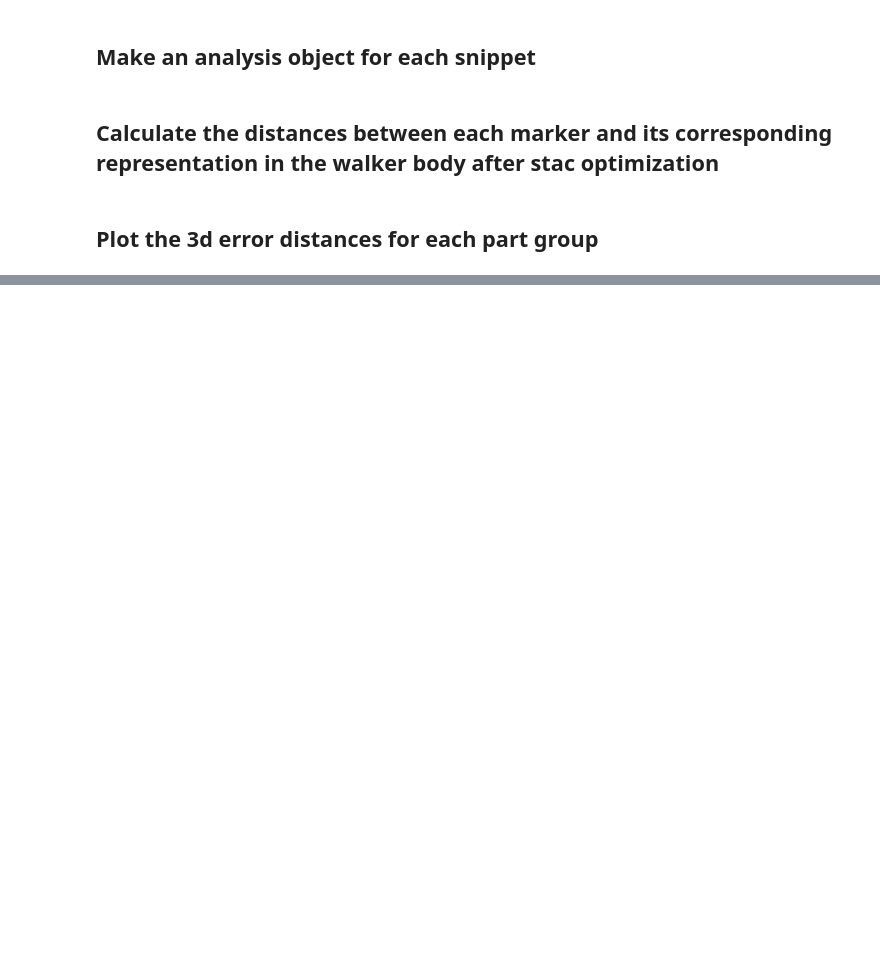
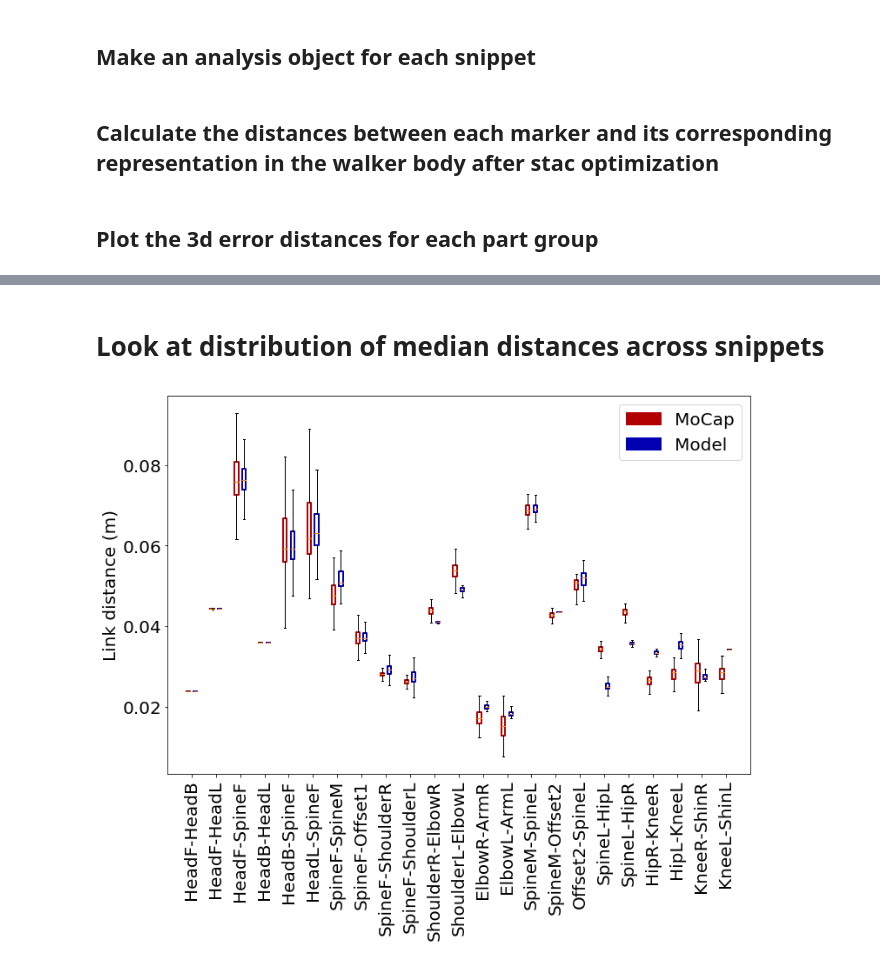
Before and after one commit to diegoaldarondo/stac, a Jupyter notebook: analysis/model_comparison/distance_metrics.ipynb, the cells around one changed output, grey strips where cells are left out. Cells and saved outputs as stored; diff of their text form; code cells hidden in the pictures; blank space fills up the shorter version.

```diff
--- a/analysis/model_comparison/distance_metrics.ipynb
+++ b/analysis/model_comparison/distance_metrics.ipynb
@@ -106,0 +186,28 @@ plt.grid(axis='y', linestyle='--')
+# %% [markdown]
+# Look at distribution of median distances across snippets
+# %%
+fig, ax = plt.subplots(figsize=(12,8))
+plt.rcParams['font.size'] = 20
+jitter_width = .1
+jitter_offset = .15
+real_color = [.7, 0, 0]
+sim_color = [0, 0, .7]
+real_bp = {'color': real_color,'linewidth': 2}
+sim_bp = {'color': sim_color,'linewidth': 2}
+
+for i, (name, dists) in enumerate(real_dists.items()):
+    h_real = plt.boxplot(dists, positions=[i-jitter_offset], showfliers=False, boxprops=real_bp)
+
+for i, (name, dists) in enumerate(sim_dists.items()):
+    h_sim = plt.boxplot(dists, positions=[i+jitter_offset], showfliers=False, boxprops=sim_bp)
+
+plt.ylabel('Link distance (m)')
+plt.xlim([-1, len(sim_dists.keys())])
+plt.xticks(ticks=np.arange(len(sim_dists.keys())), labels=sim_dists.keys(), rotation=90)
+
+red_patch = matplotlib.patches.Patch(color=[.7, 0, 0], label='MoCap')
+blue_patch = matplotlib.patches.Patch(color=[0, 0, .7], label='Model')
+
+l = plt.legend(handles=[red_patch, blue_patch])
+# %% [output]
+[figure, added]
```
Also changed, not shown: parts of 8 cells of this notebook, 1 other file.
